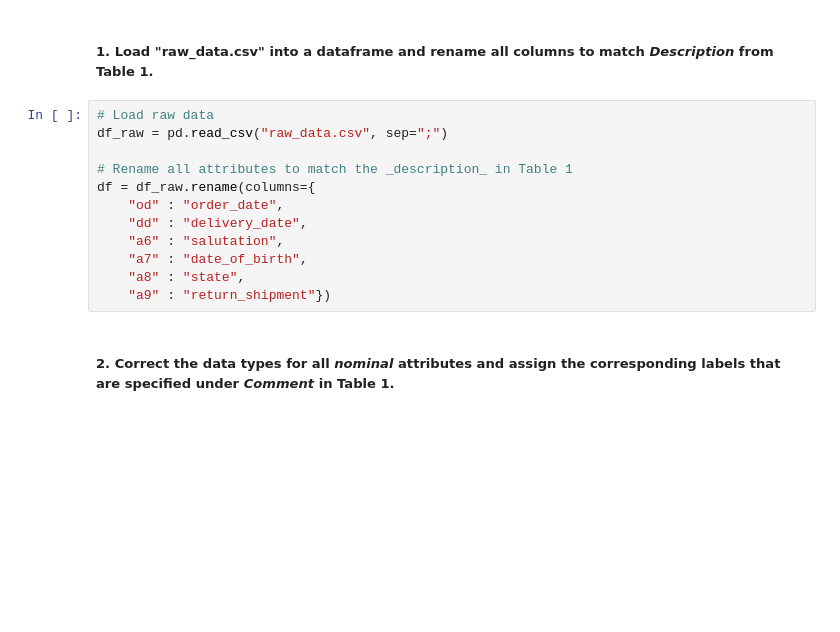
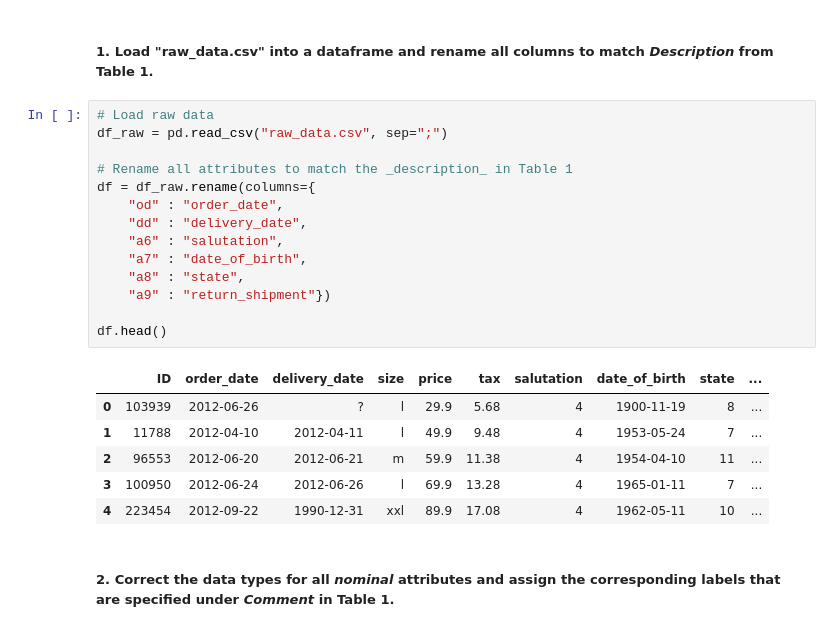
Before and after one commit to jakobudovic/BaML, a Jupyter notebook: H06 - data prep/solution_data_cleaning_online_shop.ipynb, the cells around one changed output. Saved outputs shown, nothing was run; the diff lists cells and outputs as text; blank space fills up the shorter version.

```diff
--- a/H06 - data prep/solution_data_cleaning_online_shop.ipynb
+++ b/H06 - data prep/solution_data_cleaning_online_shop.ipynb
@@ -10,15 +10,24 @@ import pandas as pd
 # %%
 # Load raw data
 df_raw = pd.read_csv("raw_data.csv", sep=";")
 
 # Rename all attributes to match the _description_ in Table 1
 df = df_raw.rename(columns={
     "od" : "order_date",
     "dd" : "delivery_date",
     "a6" : "salutation",
     "a7" : "date_of_birth",
     "a8" : "state",
     "a9" : "return_shipment"})
+
+df.head()
+# %% [output]
+|  | ID | order_date | delivery_date | size | price | tax | salutation | date_of_birth | state | ... |
+| 0 | 103939 | 2012-06-26 | ? | l | 29.9 | 5.68 | 4 | 1900-11-19 | 8 | ... |
+| 1 | 11788 | 2012-04-10 | 2012-04-11 | l | 49.9 | 9.48 | 4 | 1953-05-24 | 7 | ... |
+| 2 | 96553 | 2012-06-20 | 2012-06-21 | m | 59.9 | 11.38 | 4 | 1954-04-10 | 11 | ... |
+| 3 | 100950 | 2012-06-24 | 2012-06-26 | l | 69.9 | 13.28 | 4 | 1965-01-11 | 7 | ... |
+| 4 | 223454 | 2012-09-22 | 1990-12-31 | xxl | 89.9 | 17.08 | 4 | 1962-05-11 | 10 | ... |
 # %% [markdown]
 ##### 2. Correct the data types for all _nominal_ attributes and assign the corresponding labels that are specified under _Comment_ in Table 1.
 # %%
```
Also changed, not shown: parts of 13 cells of this notebook, 3 other files.
